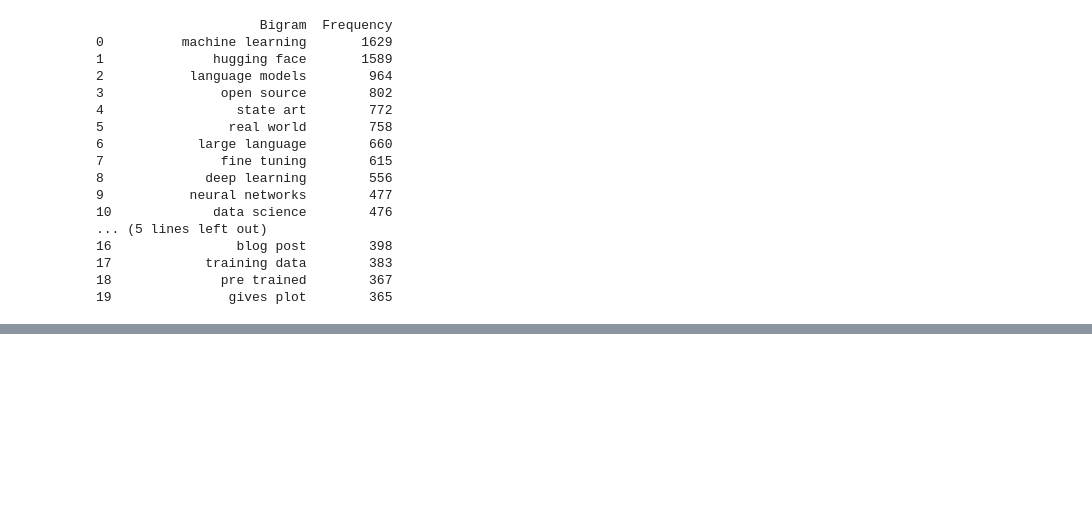
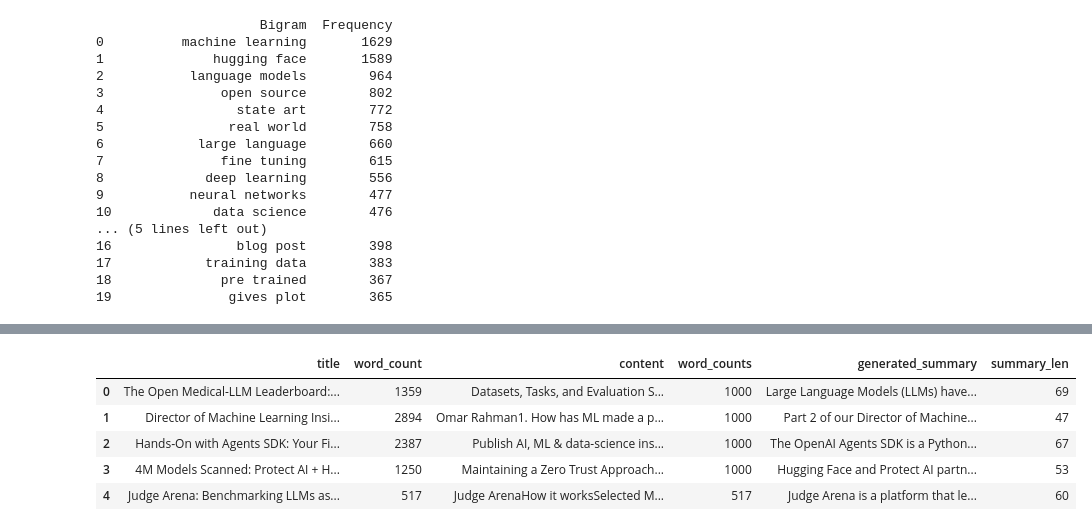
Before and after one commit to FrancisNdirangu/Summarizer_Project, a Jupyter notebook: index.ipynb, the cells around one changed output, grey strips where cells are left out. Saved outputs shown, nothing was run; the diff lists cells and outputs as text; code cells hidden in the pictures; blank space fills up the shorter version.

Commit message:
added sumamrized dataset

```diff
--- a/index.ipynb
+++ b/index.ipynb
@@ -186,0 +212,40 @@ fig.show()
+# %%
+# Load pre-trained BART model and tokenizer
+model_name = "facebook/bart-large-cnn"
+tokenizer = BartTokenizer.from_pretrained(model_name)
+model = BartForConditionalGeneration.from_pretrained(model_name)
+
+# Move model to GPU if available
+device = torch.device("cuda" if torch.cuda.is_available() else "cpu")
+model = model.to(device)
+
+# function to generate summary
+def generate_summary(text, max_input_length=1024, max_output_length=150):
+    # Tokenize the input text
+    inputs = tokenizer.encode(text, return_tensors="pt", max_length=max_input_length, truncation=True).to(device)
+
+    # Generate summary ids
+    summary_ids = model.generate(
+        inputs,
+        max_length=max_output_length,
+        num_beams=4,
+        length_penalty=2.0,
+        early_stopping=True
+    )
+
+    # Decode and return summary
+    return tokenizer.decode(summary_ids[0], skip_special_tokens=True)
+
+# apply to your test data
+tqdm.pandas()  # progress bar
+df_cleaned['generated_summary'] = df_cleaned['content'].progress_apply(generate_summary)
+# %%
+df_cleaned['summary_len'] = df_cleaned['generated_summary'].apply(lambda x: len(x.split()))
+df_cleaned.head()
+# %% [output]
+|  | title | word_count | content | word_counts | generated_summary | summary_len |
+| 0 | The Open Medical-LLM Leaderboard:... | 1359 | Datasets, Tasks, and Evaluation S... | 1000 | Large Language Models (LLMs) have... | 69 |
+| 1 | Director of Machine Learning Insi... | 2894 | Omar Rahman1. How has ML made a p... | 1000 | Part 2 of our Director of Machine... | 47 |
+| 2 | Hands‑On with Agents SDK: Your Fi... | 2387 | Publish AI, ML & data-science ins... | 1000 | The OpenAI Agents SDK is a Python... | 67 |
+| 3 | 4M Models Scanned: Protect AI + H... | 1250 | Maintaining a Zero Trust Approach... | 1000 | Hugging Face and Protect AI partn... | 53 |
+| 4 | Judge Arena: Benchmarking LLMs as... | 517 | Judge ArenaHow it worksSelected M... | 517 | Judge Arena is a platform that le... | 60 |
```
Also changed, not shown: parts of 5 cells of this notebook, 1 other file.
